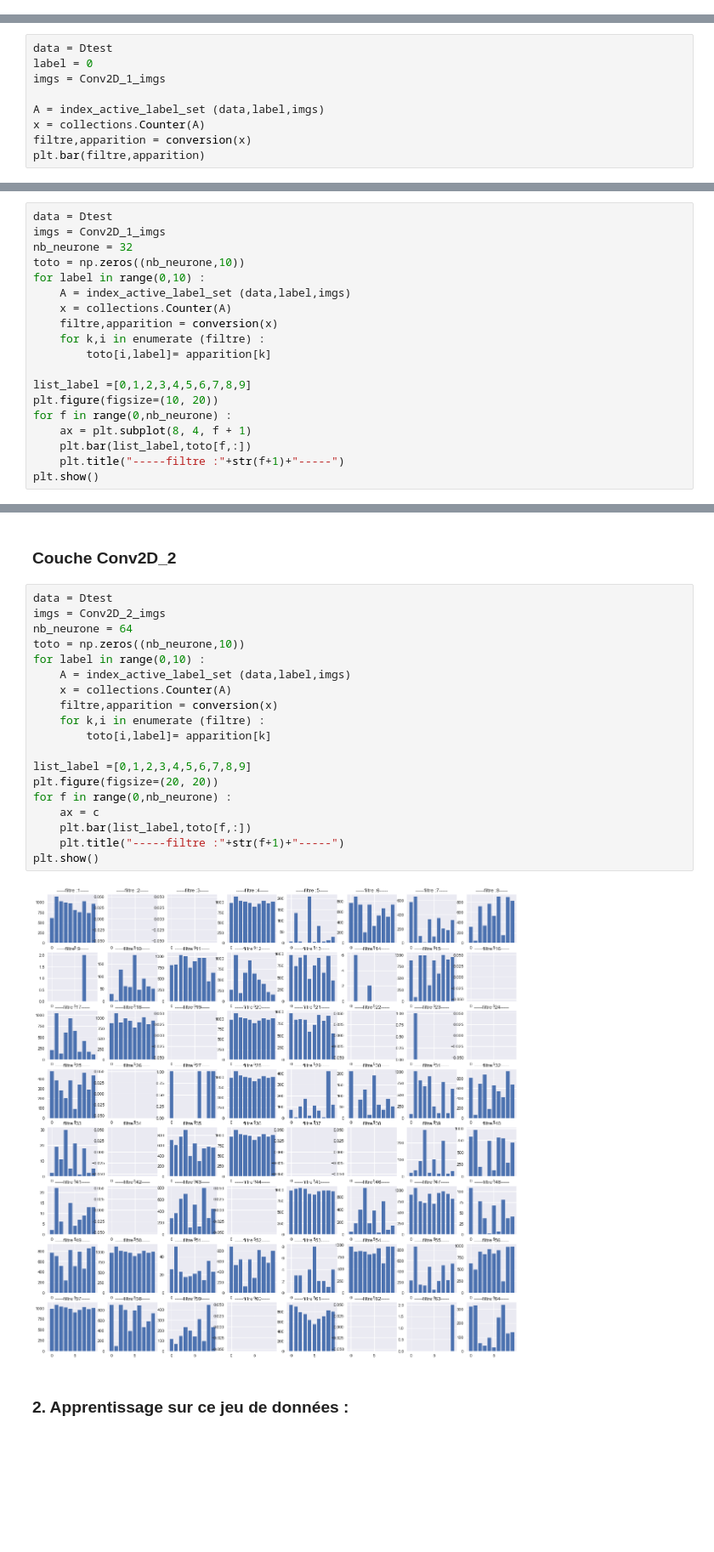
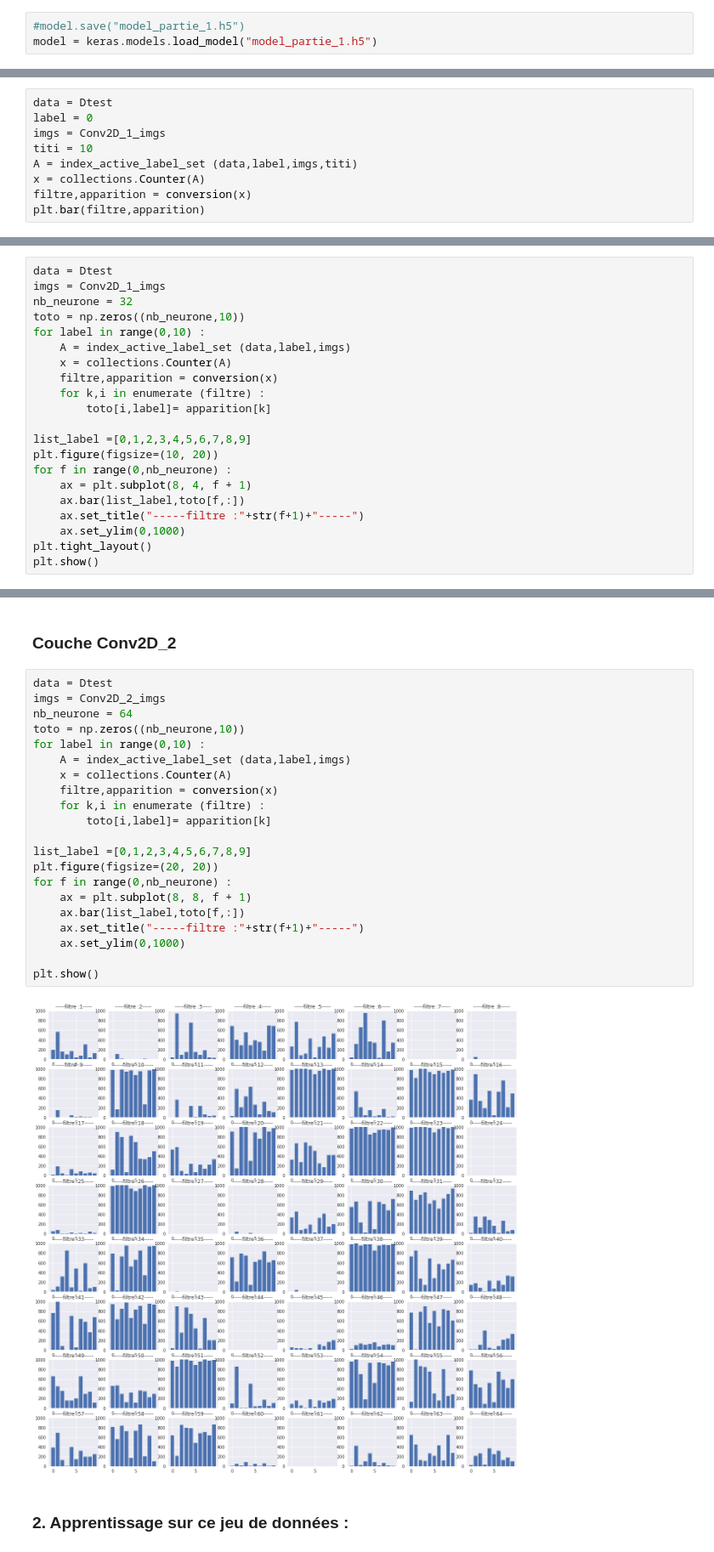
Before and after one commit to rgear/projet_BE, a Jupyter notebook: Mnist_intermediaire.ipynb, the cells around one changed output, grey strips where cells are left out. Shown at 85% size. Cells and saved outputs as stored; diff of their text form; blank space fills up the shorter version.

```diff
--- a/Mnist_intermediaire.ipynb
+++ b/Mnist_intermediaire.ipynb
@@ -136 +147,4 @@ Epoch 10/10
 <keras.callbacks.History at 0x...>
+# %%
+#model.save("model_partie_1.h5")
+model = keras.models.load_model("model_partie_1.h5")
@@ -393,8 +433,8 @@ N_classes = 10
 data = Dtest
 label = 0
 imgs = Conv2D_1_imgs
-
-A = index_active_label_set (data,label,imgs)
+titi = 10
+A = index_active_label_set (data,label,imgs,titi)
 x = collections.Counter(A)
 filtre,apparition = conversion(x)
 plt.bar(filtre,apparition)
@@ -461,7 +502,9 @@ list_label =[0,1,2,3,4,5,6,7,8,9]
 plt.figure(figsize=(10, 20))
 for f in range(0,nb_neurone) :
     ax = plt.subplot(8, 4, f + 1)
-    plt.bar(list_label,toto[f,:])
-    plt.title("-----filtre :"+str(f+1)+"-----")
+    ax.bar(list_label,toto[f,:])
+    ax.set_title("-----filtre :"+str(f+1)+"-----")
+    ax.set_ylim(0,1000)
+plt.tight_layout()
 plt.show()
 # %% [output]
@@ -471,24 +514,26 @@ plt.show()
 # %%
 data = Dtest
 imgs = Conv2D_2_imgs
 nb_neurone = 64
 toto = np.zeros((nb_neurone,10))
 for label in range(0,10) :
     A = index_active_label_set (data,label,imgs)
     x = collections.Counter(A)
     filtre,apparition = conversion(x)
     for k,i in enumerate (filtre) :
         toto[i,label]= apparition[k]
 
 list_label =[0,1,2,3,4,5,6,7,8,9]
 plt.figure(figsize=(20, 20))
 for f in range(0,nb_neurone) :
-    ax = c
-    plt.bar(list_label,toto[f,:])
-    plt.title("-----filtre :"+str(f+1)+"-----")
+    ax = plt.subplot(8, 8, f + 1)
+    ax.bar(list_label,toto[f,:])
+    ax.set_title("-----filtre :"+str(f+1)+"-----")
+    ax.set_ylim(0,1000)
+
 plt.show()
 # %% [output]
-[figure, old version]
+[figure, new version]
 # %% [markdown]
 ### 2. Apprentissage sur ce jeu de données :
 # %%
```
Also changed, not shown: parts of 28 cells of this notebook, 2 other files.
